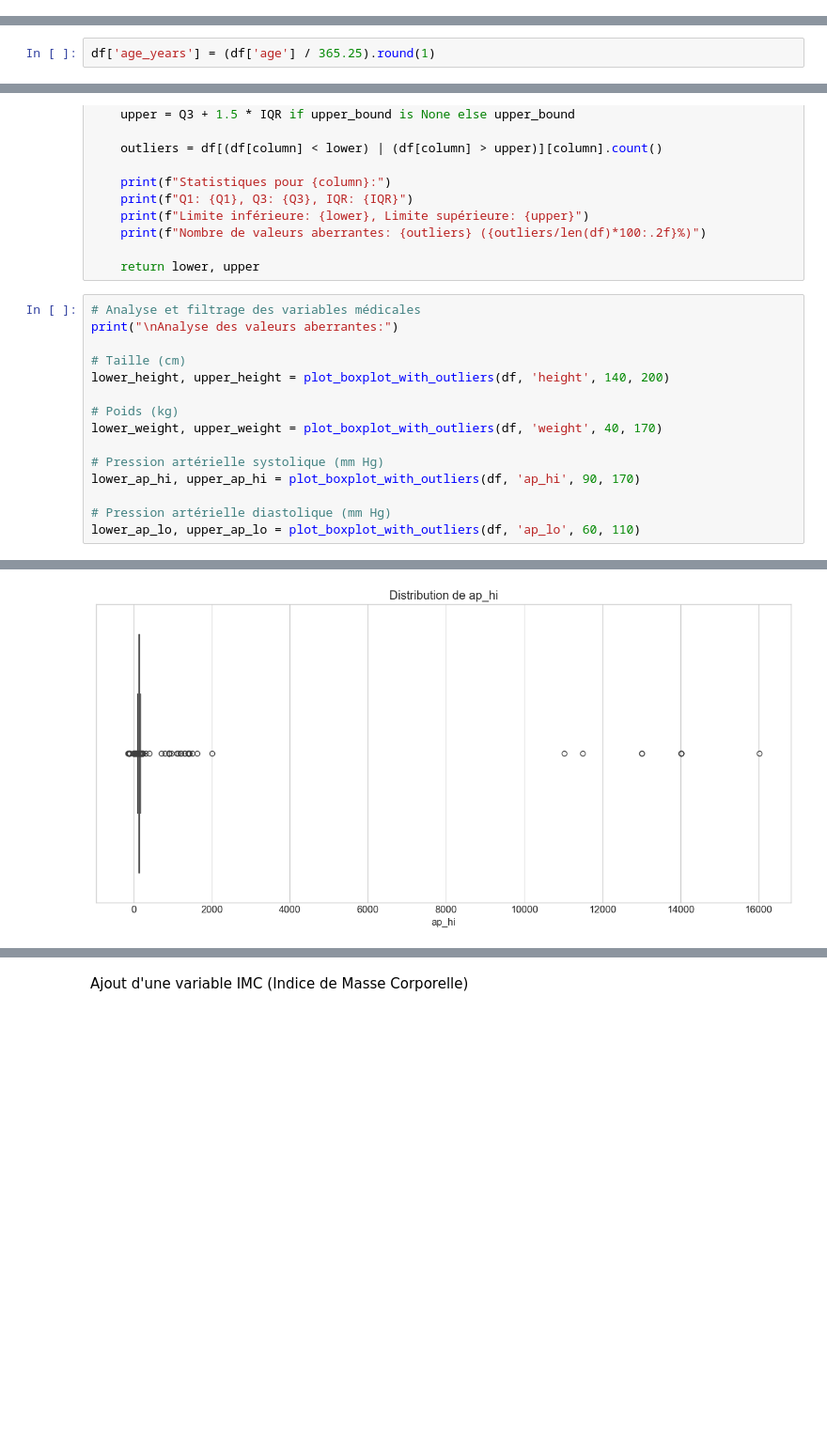
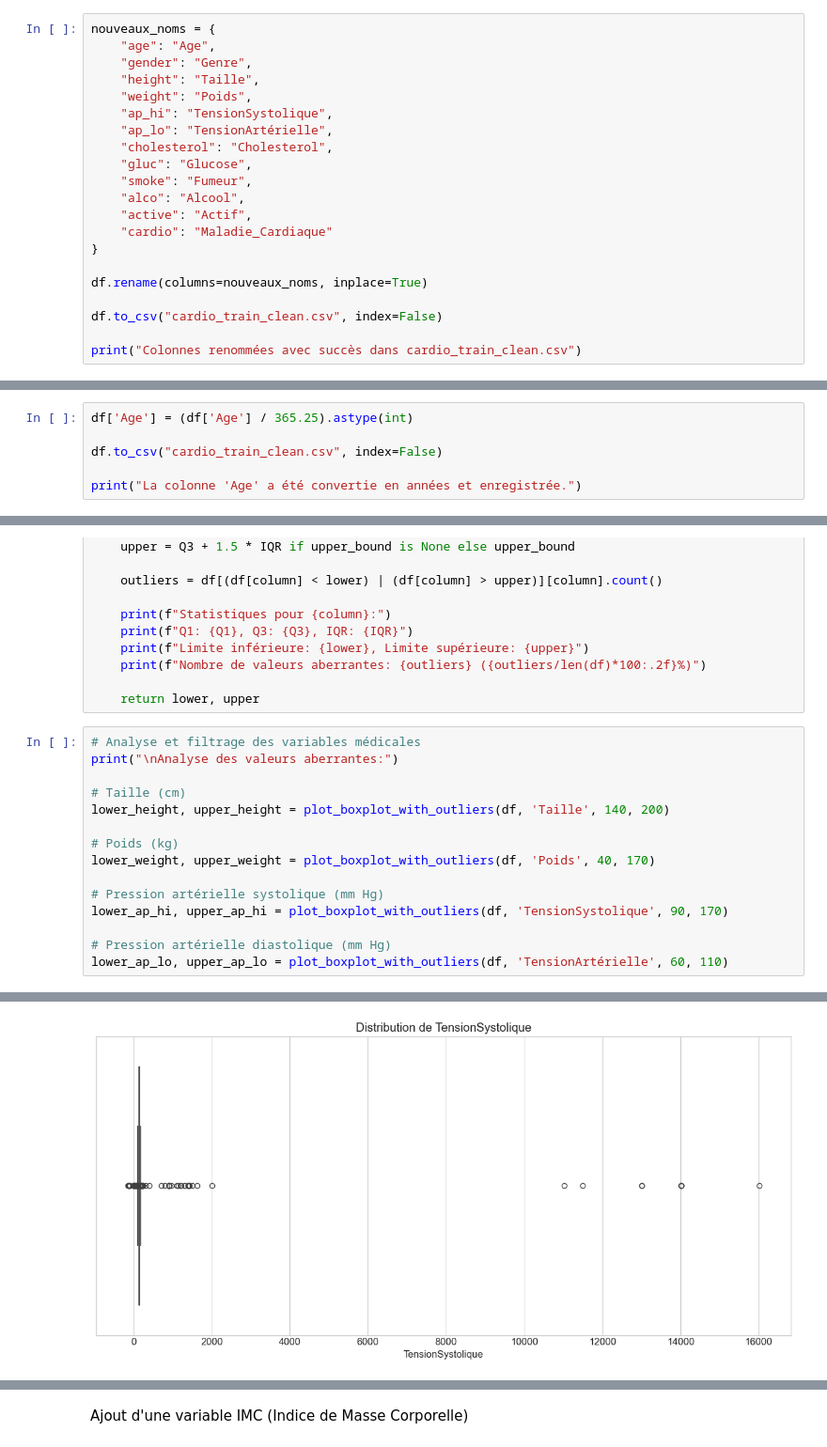
Before and after one commit to ines-lorquet/cardio-vasc-risks, a Jupyter notebook: Cardio_Data.ipynb, the cells around one changed output, grey strips where cells are left out. Shown: that part at 94% size. Drawn from its saved outputs; the diff is of its cells as text; blank space fills up the shorter version.

```diff
--- a/Cardio_Data.ipynb
+++ b/Cardio_Data.ipynb
@@ -94,2 +94,23 @@ max        1.000000      1.000000      1.000000     64.900000
 # %% [markdown]
 **2. Pré-traitement des données**
+# %%
+nouveaux_noms = {
+    "age": "Age",
+    "gender": "Genre",
+    "height": "Taille",
+    "weight": "Poids",
+    "ap_hi": "TensionSystolique",
+    "ap_lo": "TensionArtérielle",
+    "cholesterol": "Cholesterol",
+    "gluc": "Glucose",
+    "smoke": "Fumeur",
+    "alco": "Alcool",
+    "active": "Actif",
+    "cardio": "Maladie_Cardiaque"
+}
+
+df.rename(columns=nouveaux_noms, inplace=True)
+
+df.to_csv("cardio_train_clean.csv", index=False)
+
+print("Colonnes renommées avec succès dans cardio_train_clean.csv")
@@ -110,2 +151,6 @@ Nombre de lignes dupliquées: 0
 # %%
-df['age_years'] = (df['age'] / 365.25).round(1)
+df['Age'] = (df['Age'] / 365.25).astype(int)
+
+df.to_csv("cardio_train_clean.csv", index=False)
+
+print("La colonne 'Age' a été convertie en années et enregistrée.")
@@ -138,15 +191,15 @@ def plot_boxplot_with_outliers(df, column, lower_bound=None, upper_bound=None):
 print("\nAnalyse des valeurs aberrantes:")
 
 # Taille (cm)
-lower_height, upper_height = plot_boxplot_with_outliers(df, 'height', 140, 200)
+lower_height, upper_height = plot_boxplot_with_outliers(df, 'Taille', 140, 200)
 
 # Poids (kg)
-lower_weight, upper_weight = plot_boxplot_with_outliers(df, 'weight', 40, 170)
+lower_weight, upper_weight = plot_boxplot_with_outliers(df, 'Poids', 40, 170)
 
 # Pression artérielle systolique (mm Hg)
-lower_ap_hi, upper_ap_hi = plot_boxplot_with_outliers(df, 'ap_hi', 90, 170)
+lower_ap_hi, upper_ap_hi = plot_boxplot_with_outliers(df, 'TensionSystolique', 90, 170)
 
 # Pression artérielle diastolique (mm Hg)
-lower_ap_lo, upper_ap_lo = plot_boxplot_with_outliers(df, 'ap_lo', 60, 110)
+lower_ap_lo, upper_ap_lo = plot_boxplot_with_outliers(df, 'TensionArtérielle', 60, 110)
 # %% [output]
 Analyse des valeurs aberrantes:
@@ -166,6 +219,6 @@ Statistiques pour ap_lo:
 Q1: 80.0, Q3: 90.0, IQR: 10.0
 Limite inférieure: 60, Limite supérieure: 110
 Nombre de valeurs aberrantes: 1457 (2.08%)
 [figure]
 [figure]
-[figure, old version]
+[figure, new version]
```
Also changed, not shown: parts of 52 cells of this notebook, 1 other file.
